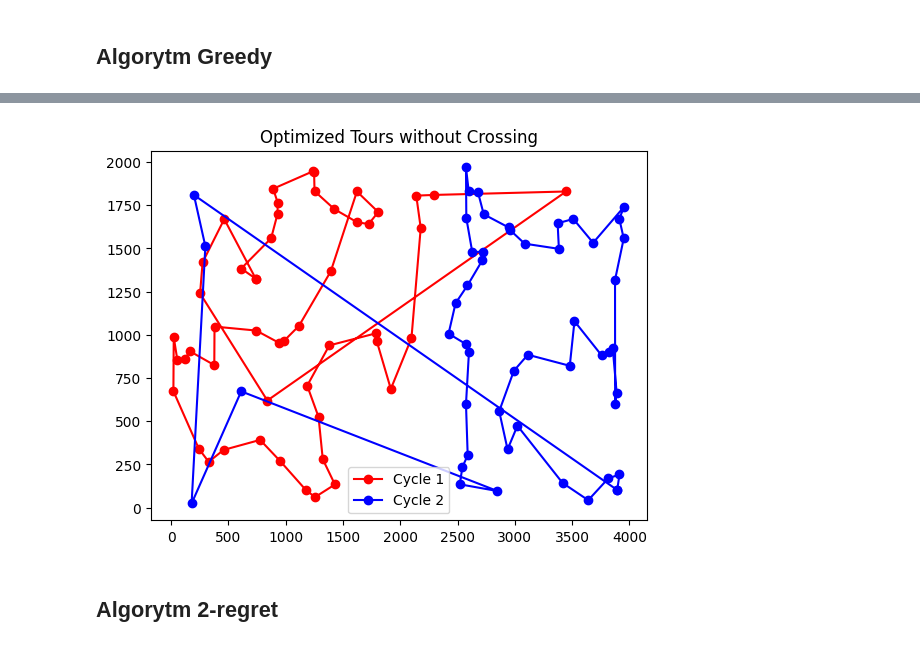
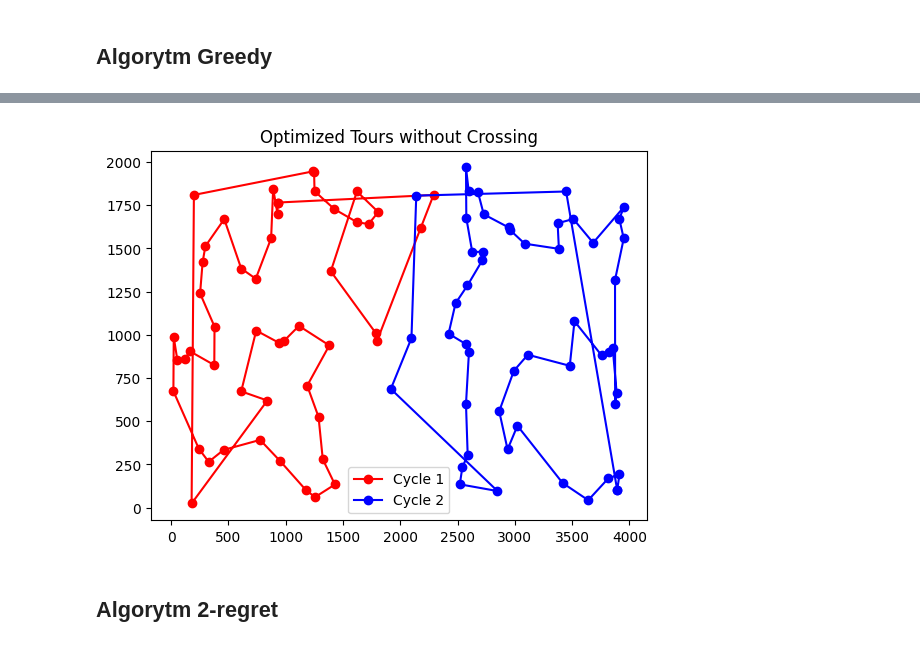
Before and after one commit to maciejm2517/imo-lab1, a Jupyter notebook: imo_1.ipynb, the cells around one changed output, grey strips where cells are left out. Drawn from its saved outputs; the diff is of its cells as text; code cells hidden in the pictures.

```diff
--- a/imo_1.ipynb
+++ b/imo_1.ipynb
@@ -79,8 +79,6 @@ plot_optimized_tours(positions, cycle1, cycle2)
 # %% [markdown]
 ## Algorytm Greedy
 # %%
-
-np.random.seed(10)
 
 def calculate_distance(city1, city2):
     return np.round(np.linalg.norm(city1 - city2))
@@ -103,7 +101,6 @@ def create_greedy_cycles(cities):
     tour2.append(unvisited.pop(np.argmin(nearest_to_first_2)))
 
     while unvisited:
-        current_city = tour1[-1]
 
         # current_cycle_distance_1=[]
         # for x in range(len(tour1)-1):
@@ -115,24 +112,57 @@ def create_greedy_cycles(cities):
         #     current_cycle_distance_2.append(calculate_distance(cities[tour2[x]], cities[tour2[x+1]]))
         # max_distance_2=np.sum(current_cycle_distance_2)
 
+        # dystans od pierwszego elementu do ostatniego
         max_distance_1=np.sum([calculate_distance(cities[tour1[x]], cities[tour1[x+1]]) for x in range(len(tour1)-1) ])
         max_distance_2=np.sum([calculate_distance(cities[tour2[x]], cities[tour2[x+1]]) for x in range(len(tour2)-1) ])
 
+
+        last_city_1 = tour1[-1]
+        start_city_1 = tour1[-1]
+
+        best_distance_1=float('inf')
         #####
         ##### TU SKOŃCZYŁEM
         #####
         # Calculate distances to unvisited cities
-        distances1 = [calculate_distance(cities[current_city], cities[j]) for j in unvisited]
-        closest_city1 = unvisited.pop(np.argmin(distances1))
-        tour1.append(closest_city1)
+
+        for place in unvisited:
+            distance_from_last_to_new_point_1 = calculate_distance(cities[last_city_1], cities[place])
+            distance_from_new_to_first_point_1 = calculate_distance(cities[place], cities[start_city_1])
+            new_distance_1 = distance_from_last_to_new_point_1 + distance_from_new_to_first_point_1
+            if new_distance_1 < best_distance_1:
+                best_distance_1=new_distance_1
+                best_place_1=place
+
+        # distances1 = [calculate_distance(cities[current_city], cities[j]) for j in unvisited]
+        # closest_city1 = unvisited.pop(np.argmin(distances1))
+        unvisited.remove(best_place_1)
+        tour1.append(best_place_1)
+
 
         if unvisited:
-            current_city = tour2[-1]
+            last_city_2 = tour2[-1]
+            start_city_2 = tour2[-1]
 
+            best_distance_2=float('inf')
+            #####
+            ##### TU SKOŃCZYŁEM
+            #####
             # Calculate distances to unvisited cities
-            distances2 = [calculate_distance(cities[current_city], cities[j]) for j in unvisited]
-            closest_city2 = unvisited.pop(np.argmin(distances2))
-            tour2.append(closest_city2)
+
+            for place in unvisited:
+                distance_from_last_to_new_point_2 = calculate_distance(cities[last_city_2], cities[place])
+                distance_from_new_to_first_point_2 = calculate_distance(cities[place], cities[start_city_2])
+                new_distance_2 = distance_from_last_to_new_point_2 + distance_from_new_to_first_point_2
+                if new_distance_2 < best_distance_2:
+                    best_distance_2=new_distance_2
+                    best_place_2=place
+
+            # distances1 = [calculate_distance(cities[current_city], cities[j]) for j in unvisited]
+            # closest_city1 = unvisited.pop(np.argmin(distances1))
+            unvisited.remove(best_place_2)
+            tour2.append(best_place_2)
+
 
     return tour1, tour2
 
@@ -188,4 +218,4 @@ plot_optimized_tours(positions, cycle1, cycle2)
-[figure, old version]
+[figure, new version]
 # %% [markdown]
 ## Algorytm 2-regret
 # %%
```
Also changed, not shown: parts of 1 cell of this notebook, 1 other file.
